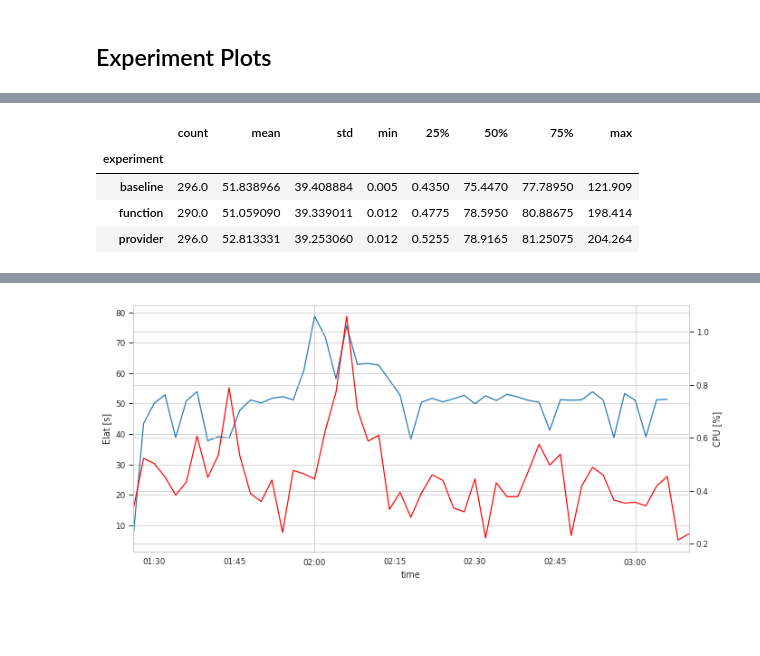
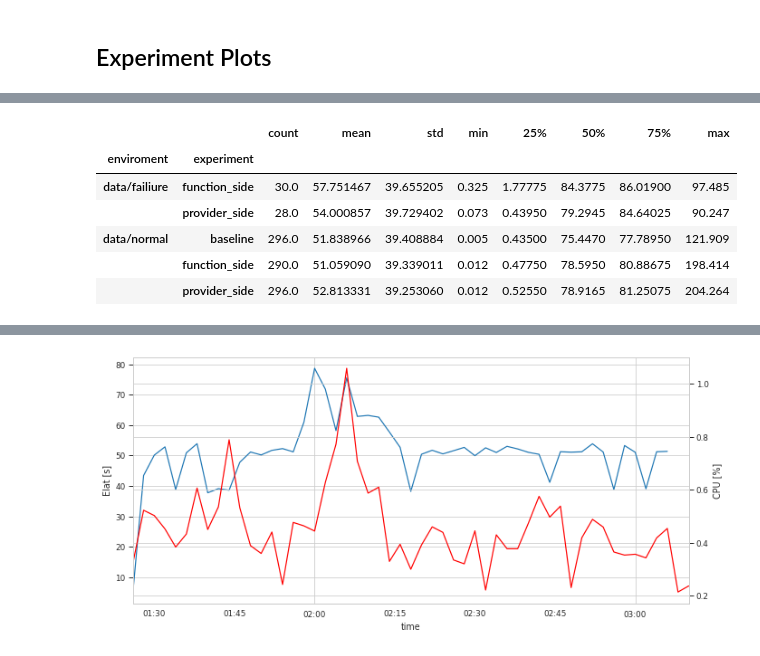
Before and after one commit to tawalaya/tracing_data, a Jupyter notebook: Plots.ipynb, the cells around one changed output, grey strips where cells are left out. Drawn from its saved outputs; the diff is of its cells as text; code cells hidden in the pictures; blank space fills up the shorter version.

```diff
--- a/Plots.ipynb
+++ b/Plots.ipynb
@@ -48,13 +48,15 @@ for exp in experimentes:
 # %%
 activations['start'] = pd.to_datetime(activations['start'],unit='ms')
 activations['end'] = pd.to_datetime(activations['end'],unit='ms')
 
 activations["ELat"] = (activations["end"] - activations["start"]).dt.total_seconds()
 
-activations.groupby(["experiment"])["ELat"].describe()
+activations.groupby(["enviroment","experiment"])["ELat"].describe()
 # %% [output]
-|  | count | mean | std | min | 25% | 50% | 75% | max |
-| experiment |  |  |  |  |  |  |  |  |
-| baseline | 296.0 | 51.838966 | 39.408884 | 0.005 | 0.4350 | 75.4470 | 77.78950 | 121.909 |
-| function | 290.0 | 51.059090 | 39.339011 | 0.012 | 0.4775 | 78.5950 | 80.88675 | 198.414 |
-| provider | 296.0 | 52.813331 | 39.253060 | 0.012 | 0.5255 | 78.9165 | 81.25075 | 204.264 |
+|  |  | count | mean | std | min | 25% | 50% | 75% | max |
+| enviroment | experiment |  |  |  |  |  |  |  |  |
+| data/failiure | function_side | 30.0 | 57.751467 | 39.655205 | 0.325 | 1.77775 | 84.3775 | 86.01900 | 97.485 |
+|  | provider_side | 28.0 | 54.000857 | 39.729402 | 0.073 | 0.43950 | 79.2945 | 84.64025 | 90.247 |
+| data/normal | baseline | 296.0 | 51.838966 | 39.408884 | 0.005 | 0.43500 | 75.4470 | 77.78950 | 121.909 |
+|  | function_side | 290.0 | 51.059090 | 39.339011 | 0.012 | 0.47750 | 78.5950 | 80.88675 | 198.414 |
+|  | provider_side | 296.0 | 52.813331 | 39.253060 | 0.012 | 0.52550 | 78.9165 | 81.25075 | 204.264 |
```
Also changed, not shown: parts of 4 cells of this notebook, 36 other files.
